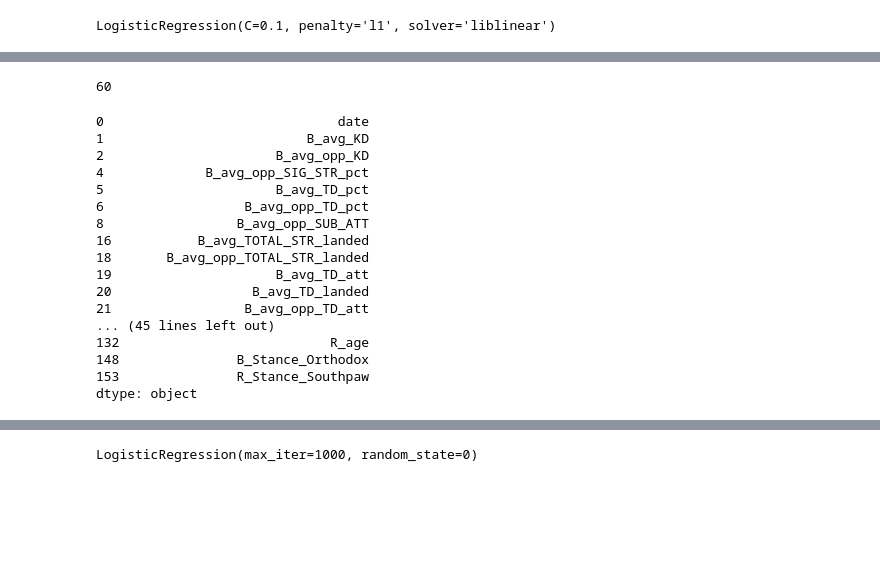
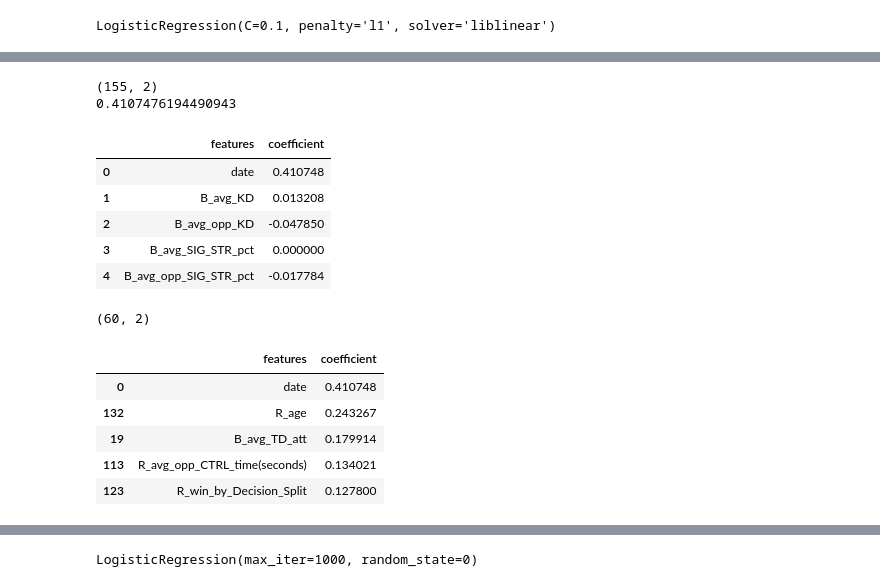
Before and after one commit to rhit-walkowae/ufcPredictionProject, a Jupyter notebook: LogisticRegressionBrainstorming.ipynb, the cells around one changed output, grey strips where cells are left out. Saved outputs shown, nothing was run; the diff lists cells and outputs as text; code cells hidden in the pictures; blank space fills up the shorter version.

```diff
--- a/LogisticRegressionBrainstorming.ipynb
+++ b/LogisticRegressionBrainstorming.ipynb
@@ -201,24 +201,32 @@ array([ 0.41075645,  0.01321046, -0.0478672 ,  0.        , -0.01776387,
-# %%
-# Exctracting only significant features
-imp_features = pd.Series(X_train.columns)[list(coef!=0)]
-print(len(imp_features))
-imp_features
-# %% [output]
-60
-0                              date
-1                          B_avg_KD
-2                      B_avg_opp_KD
-4             B_avg_opp_SIG_STR_pct
-5                      B_avg_TD_pct
-6                  B_avg_opp_TD_pct
-8                 B_avg_opp_SUB_ATT
-16           B_avg_TOTAL_STR_landed
-18       B_avg_opp_TOTAL_STR_landed
-19                     B_avg_TD_att
-20                  B_avg_TD_landed
-21                 B_avg_opp_TD_att
-... (45 lines left out)
-132                           R_age
-148               B_Stance_Orthodox
-153               R_Stance_Southpaw
-dtype: object
+# %%
+# storing coefficients and feature name in data frame
+coef_df = pd.DataFrame()
+coef_df['features'] = X_train.columns
+coef_df['coefficient'] = coef
+print(coef_df.shape)
+print(coef_df.iloc[0,1])
+coef_df.head()
+# %% [output]
+(155, 2)
+0.4107476194490943
+|  | features | coefficient |
+| 0 | date | 0.410748 |
+| 1 | B_avg_KD | 0.013208 |
+| 2 | B_avg_opp_KD | -0.047850 |
+| 3 | B_avg_SIG_STR_pct | 0.000000 |
+| 4 | B_avg_opp_SIG_STR_pct | -0.017784 |
+# %%
+# remove features with zero coefficients
+coef_df = coef_df[coef_df['coefficient'] != 0]
+coef_df = coef_df.sort_values(by=['coefficient'],ascending=False)
+
+print(coef_df.shape)
+coef_df.head()
+# %% [output]
+(60, 2)
+|  | features | coefficient |
+| 0 | date | 0.410748 |
+| 132 | R_age | 0.243267 |
+| 19 | B_avg_TD_att | 0.179914 |
+| 113 | R_avg_opp_CTRL_time(seconds) | 0.134021 |
+| 123 | R_win_by_Decision_Split | 0.127800 |
```
Also changed, not shown: parts of 3 cells of this notebook, 1 other file.
